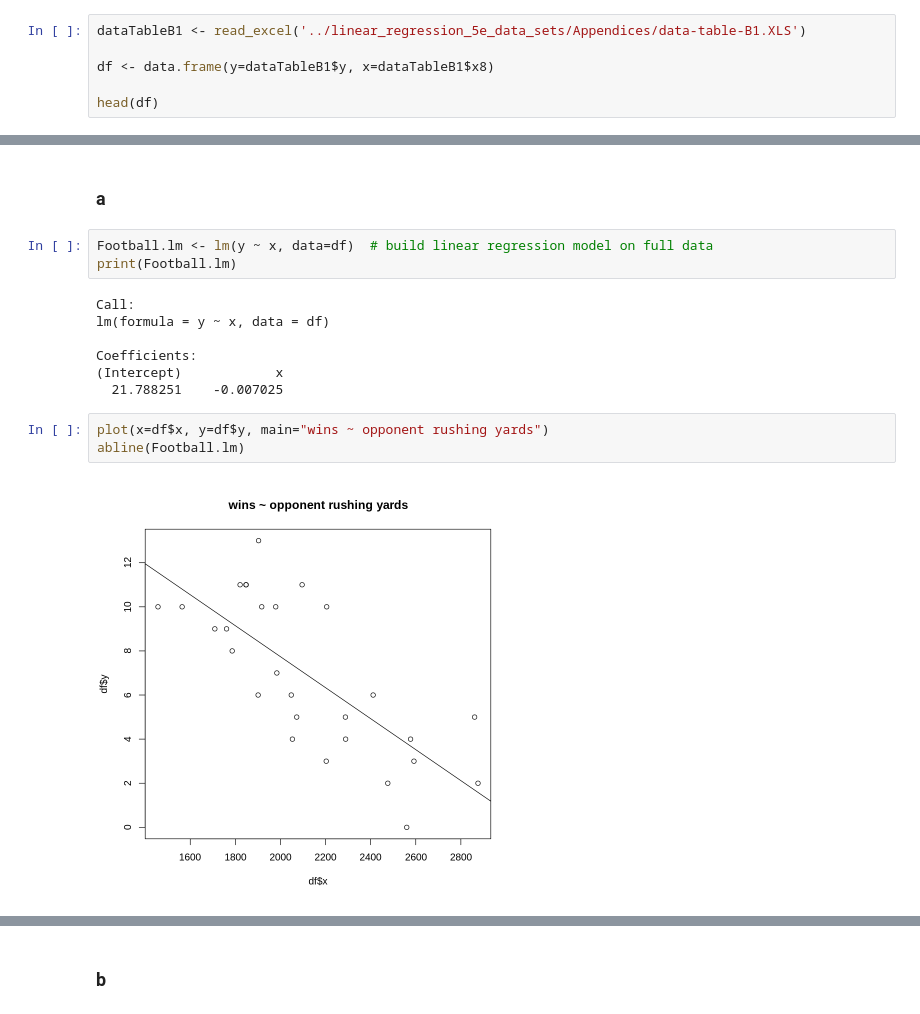
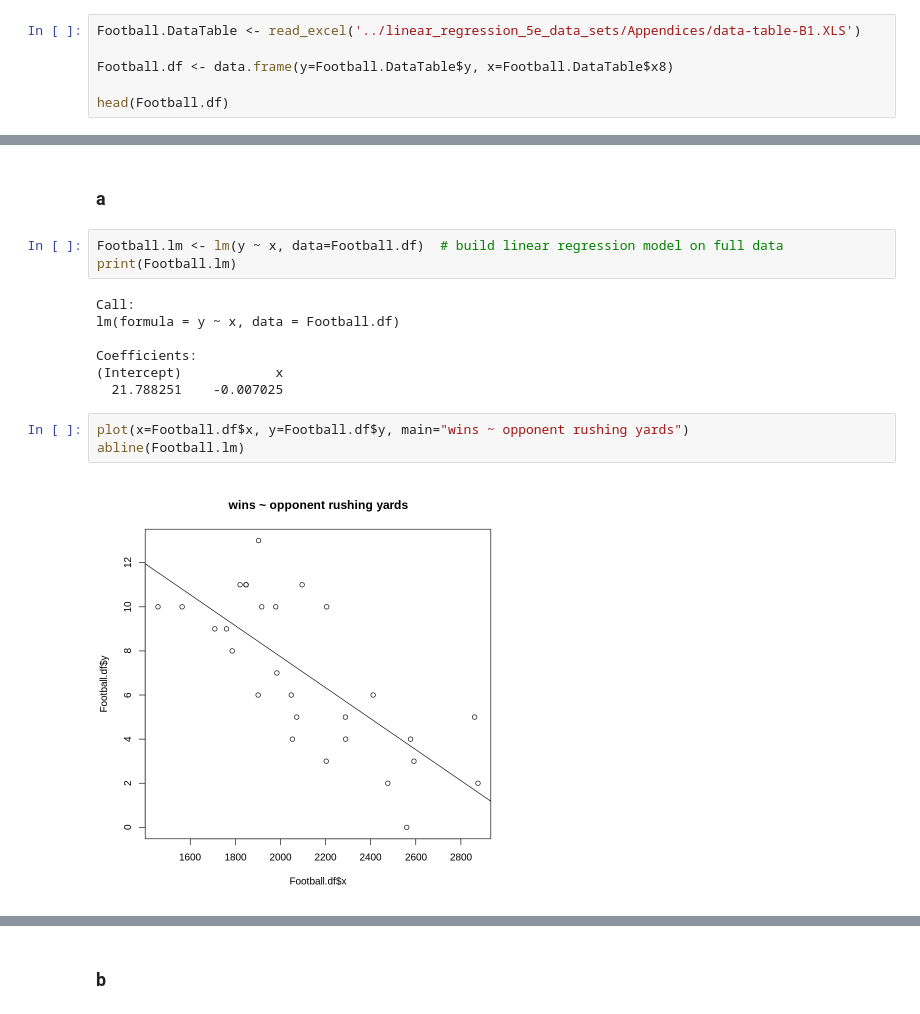
Before and after one commit to j-buss/Introduction-to-Linear-Regression-Analysis, a Jupyter notebook: Chapter_02/Chapter_02_Problems_R.ipynb, the cells around one changed output, grey strips where cells are left out. Saved outputs shown, nothing was run; the diff lists cells and outputs as text.

```diff
--- a/Chapter_02/Chapter_02_Problems_R.ipynb
+++ b/Chapter_02/Chapter_02_Problems_R.ipynb
@@ -21,11 +62,11 @@ suppressMessages(library(AICcmodavg))
 # %% [markdown]
 ## 2.1
 # %%
-dataTableB1 <- read_excel('../linear_regression_5e_data_sets/Appendices/data-table-B1.XLS')
+Football.DataTable <- read_excel('../linear_regression_5e_data_sets/Appendices/data-table-B1.XLS')
 
-df <- data.frame(y=dataTableB1$y, x=dataTableB1$x8)
+Football.df <- data.frame(y=Football.DataTable$y, x=Football.DataTable$x8)
 
-head(df)
+head(Football.df)
 # %% [output]
 A data.frame: 6 × 2
 |  | y | x |
@@ -53,20 +84,20 @@ cor(df$x, df$y)
 # %% [markdown]
 ### a
 # %%
-Football.lm <- lm(y ~ x, data=df)  # build linear regression model on full data
+Football.lm <- lm(y ~ x, data=Football.df)  # build linear regression model on full data
 print(Football.lm)
 # %% [output]
 Call:
-lm(formula = y ~ x, data = df)
+lm(formula = y ~ x, data = Football.df)
 
 Coefficients:
 (Intercept)            x
   21.788251    -0.007025
 # %%
-plot(x=df$x, y=df$y, main="wins ~ opponent rushing yards")
+plot(x=Football.df$x, y=Football.df$y, main="wins ~ opponent rushing yards")
 abline(Football.lm)
 # %% [output]
-[figure, old version]
+[figure, new version]
 # %%
 summary(Football.lm)
 # %% [output]
```
Also changed, not shown: parts of 26 cells of this notebook.
